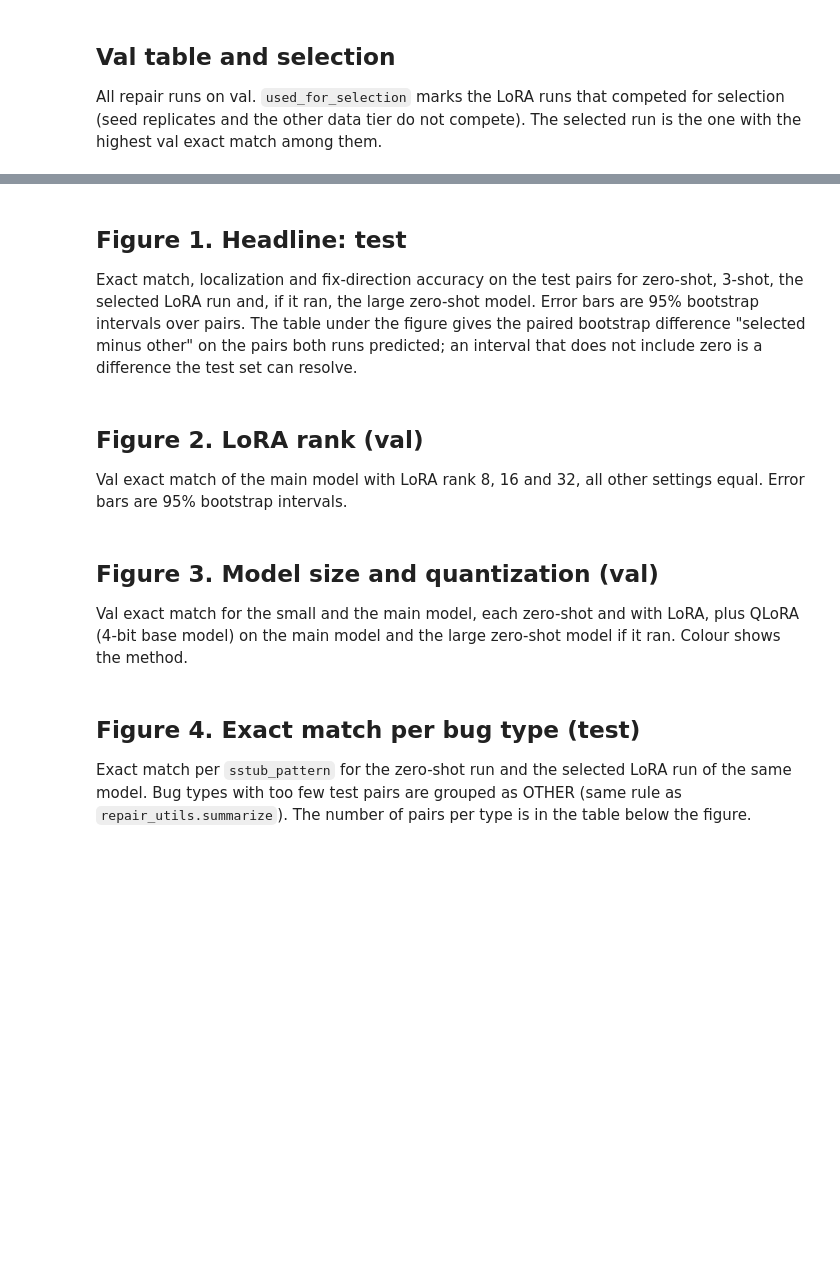
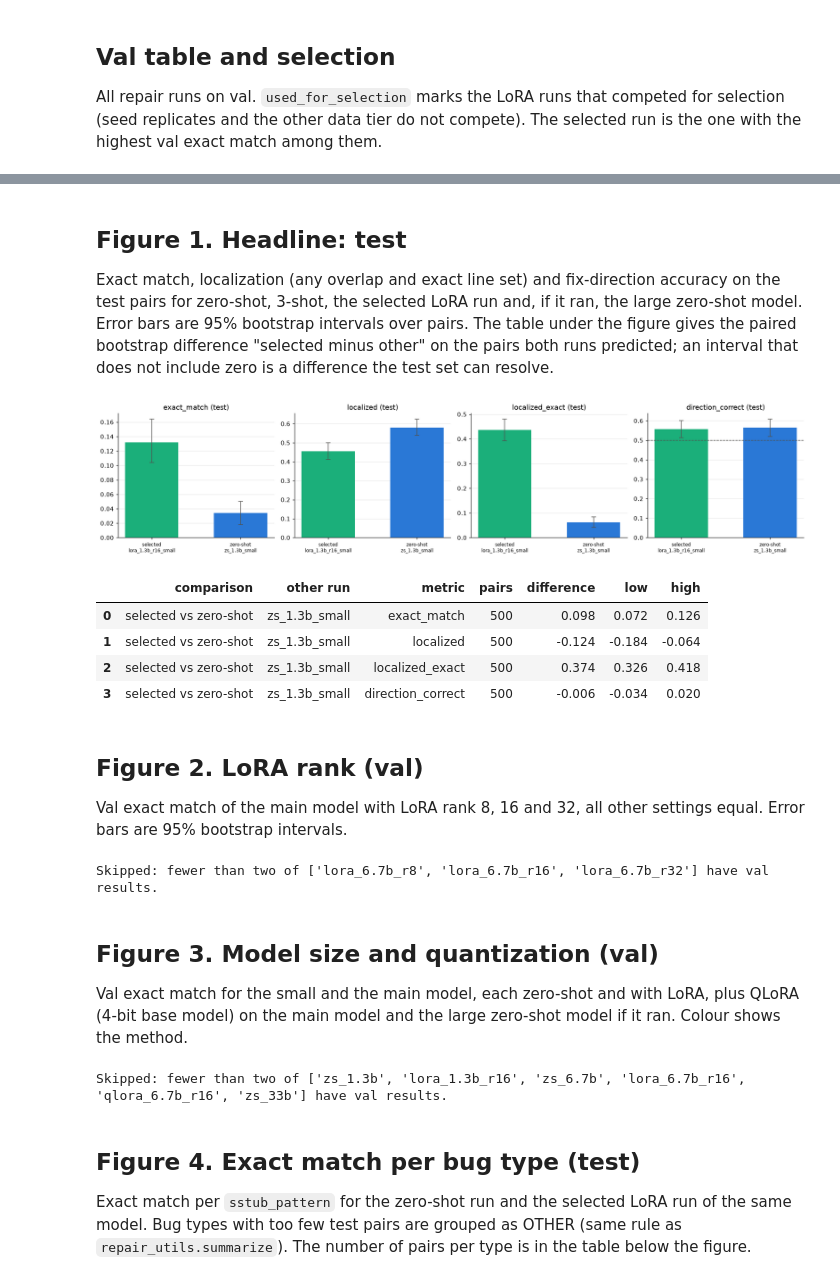
Before and after one commit to zhaqsylyqq/CodeGuard, a Jupyter notebook: notebooks/06_results.ipynb, the cells around one changed output, grey strips where cells are left out. Cells and saved outputs as stored; diff of their text form; code cells hidden in the pictures; blank space fills up the shorter version.

```diff
--- a/notebooks/06_results.ipynb
+++ b/notebooks/06_results.ipynb
@@ -79,7 +81,7 @@ if results is None:
     print("Skipped: results/results.csv is missing; run src/make_report.py first.")
 else:
     shown = ["tier", "model", "method", "rank", "quantized", "n", "exact_match", "exact_match_low",
-             "exact_match_high", "localized", "direction_correct", "parse_ok", "changed", "bleu", "copy_bleu",
+             "exact_match_high", "localized", "localized_exact", "direction_correct", "parse_ok", "changed", "bleu", "copy_bleu",
              "used_for_selection", "selected"]
     display(val[shown].sort_values(["tier", "exact_match"], ascending=[True, False]).round(4))
     print(json.dumps({k: selection[k] for k in ("selected_run", "criterion", "tier", "candidates", "note")},
@@ -87,7 +104,7 @@ else:
 # %% [markdown]
 ## Figure 1. Headline: test
 
-Exact match, localization and fix-direction accuracy on the test pairs for zero-shot, 3-shot, the
+Exact match, localization (any overlap and exact line set) and fix-direction accuracy on the test pairs for zero-shot, 3-shot, the
 selected LoRA run and, if it ran, the large zero-shot model. Error bars are 95% bootstrap intervals
 over pairs. The table under the figure gives the paired bootstrap difference "selected minus other"
 on the pairs both runs predicted; an interval that does not include zero is a difference the test
@@ -95,30 +112,37 @@ set can resolve.
 # %%
 if not headline or not headline["rows"]:
     print("Skipped: results/headline.json has no rows (no selected LoRA run yet).")
 else:
     rows = headline["rows"]
-    metrics = [m for m in ("exact_match", "localized", "direction_correct") if any(m in r for r in rows)]
+    metrics = [m for m in ("exact_match", "localized", "localized_exact", "direction_correct") if any(m in r for r in rows)]
     fig, axes = plt.subplots(1, len(metrics), figsize=(4.2 * len(metrics), 3.8), squeeze=False)
     for ax, metric in zip(axes[0], metrics):
         shown = [r for r in rows if metric in r]
         bars(ax, [f"{r['role']}\n{r['run']}" for r in shown], [r[metric]["mean"] for r in shown],
              [r[metric].get("low") for r in shown], [r[metric].get("high") for r in shown],
              [COLORS[r["role"]] for r in shown])
         ax.set_title(f"{metric} (test)")
         ax.tick_params(axis="x", labelsize=8)
         if metric == "direction_correct":
             ax.axhline(0.5, color="#52514e", linestyle="--", linewidth=1)
     save(fig, "headline_test.png")
     differences = []
     for c in headline["comparisons"]:
-        for metric in ("exact_match", "localized", "direction_correct"):
+        for metric in ("exact_match", "localized", "localized_exact", "direction_correct"):
             if metric in c:
                 differences.append({"comparison": c["label"], "other run": c["b"], "metric": metric,
                                     "pairs": c[metric]["n"], "difference": c[metric]["mean"],
                                     "low": c[metric]["low"], "high": c[metric]["high"]})
         if "missing" in c:
             print(c["label"], "-", c["missing"])
     display(pd.DataFrame(differences).round(4))
+# %% [output]
+[figure, added]
+|  | comparison | other run | metric | pairs | difference | low | high |
+| 0 | selected vs zero-shot | zs_1.3b_small | exact_match | 500 | 0.098 | 0.072 | 0.126 |
+| 1 | selected vs zero-shot | zs_1.3b_small | localized | 500 | -0.124 | -0.184 | -0.064 |
+| 2 | selected vs zero-shot | zs_1.3b_small | localized_exact | 500 | 0.374 | 0.326 | 0.418 |
+| 3 | selected vs zero-shot | zs_1.3b_small | direction_correct | 500 | -0.006 | -0.034 | 0.020 |
 # %% [markdown]
 ## Figure 2. LoRA rank (val)
 
@@ -137,6 +161,8 @@ else:
     ax.set_ylabel("exact match (val)")
     ax.set_title("LoRA rank")
     save(fig, "rank_ablation_val.png")
+# %% [output]
+Skipped: fewer than two of ['lora_6.7b_r8', 'lora_6.7b_r16', 'lora_6.7b_r32'] have val results.
 # %% [markdown]
 ## Figure 3. Model size and quantization (val)
 
@@ -158,6 +184,8 @@ else:
     ax.set_title("Model size and quantization")
     ax.tick_params(axis="x", labelsize=8)
     save(fig, "size_quantization_val.png")
+# %% [output]
+Skipped: fewer than two of ['zs_1.3b', 'lora_1.3b_r16', 'zs_6.7b', 'lora_6.7b_r16', 'qlora_6.7b_r16', 'zs_33b'] have val results.
 # %% [markdown]
 ## Figure 4. Exact match per bug type (test)
 
```
Also changed, not shown: parts of 9 cells of this notebook, 14 other files.
